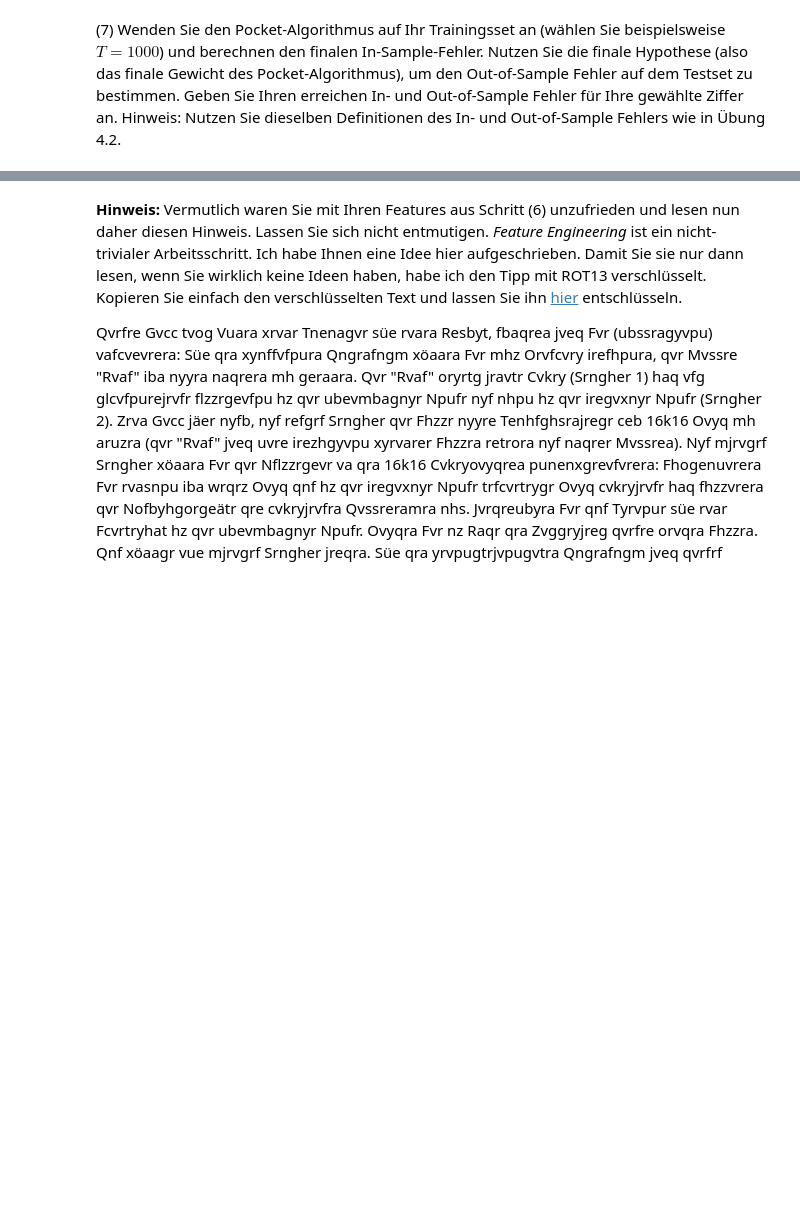
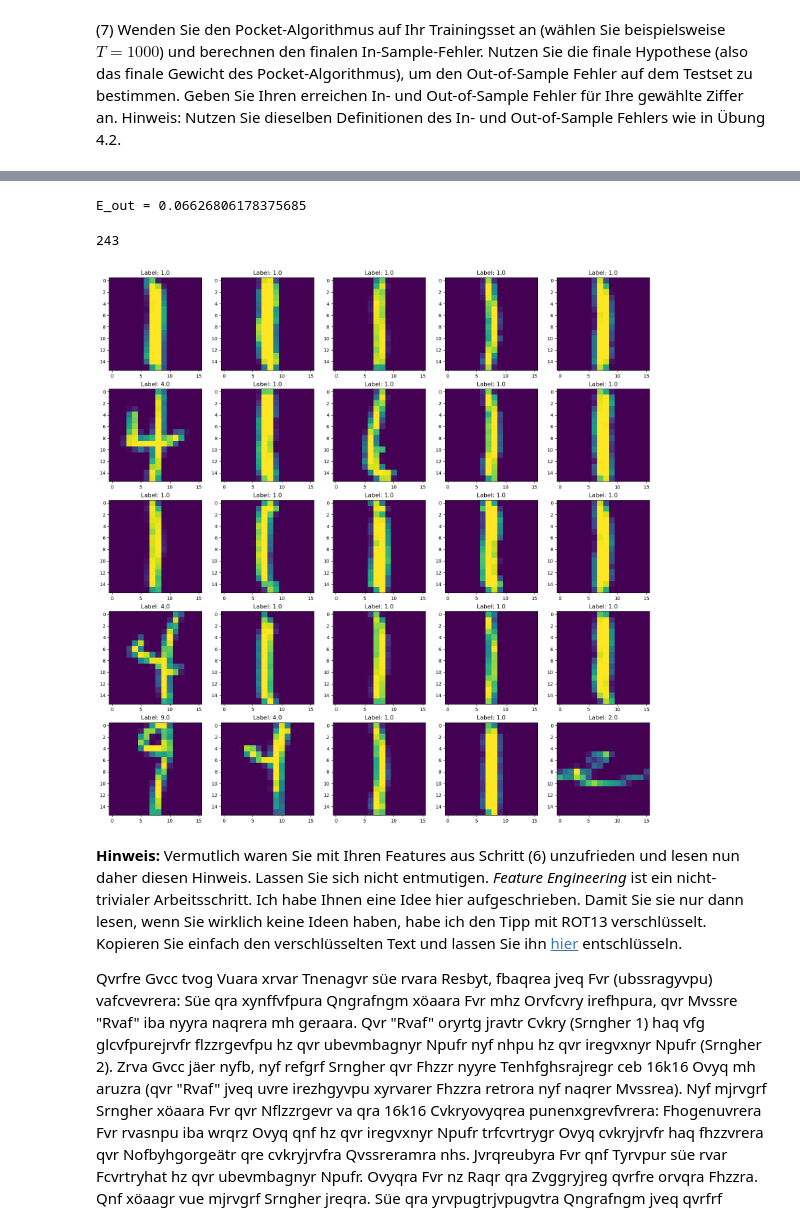
Before and after one commit to cortex359/ml1.ws25, a Jupyter notebook: uebung4/TKKR-4-Ziffernerkennung.ipynb, the cells around one changed output, grey strips where cells are left out. Cells and saved outputs as stored; diff of their text form; code cells hidden in the pictures; blank space fills up the shorter version.

```diff
--- a/uebung4/TKKR-4-Ziffernerkennung.ipynb
+++ b/uebung4/TKKR-4-Ziffernerkennung.ipynb
@@ -392,3 +507,29 @@ plt.imshow(np.reshape(data['train_data'][0],(16,16)))
+# %%
+x_test_stacked = np.hstack((np.ones(((x_test.shape[0], 1))), x_test))
+y_pred_test = h(x_test_stacked, w)
+print(f"E_out = {(y_test != y_pred_test).sum() / y_test.shape[0]}")
+# %% [output]
+E_out = 0.06626806178375685
+# %%
+predicted_zeros_test = X_test[y_pred_test == 1]
+predicted_zeros_actual_test = data["test_targets"][0][y_pred_test == 1]
+
+print(predicted_zeros_test.shape[0])
+idx = np.random.choice(np.arange(predicted_zeros_test.shape[0]), 25)
+predicted_zeros_nine = predicted_zeros_test[idx]
+predicted_zeros_nine_actual_test = predicted_zeros_actual_test[idx]
+
+_, ax = plt.subplots(5, 5, figsize=(20, 20))
+ax = ax.flatten()
+
+for i, x in enumerate(predicted_zeros_nine):
+    ax[i].imshow(np.reshape(x,(16,16)))
+    ax[i].set_title(f"Label: {predicted_zeros_nine_actual_test[i]}")
+
+plt.show()
+# %% [output]
+243
+[figure, added]
 # %% [markdown]
 **Hinweis:** Vermutlich waren Sie mit Ihren Features aus Schritt (6) unzufrieden und lesen nun daher diesen Hinweis. Lassen Sie sich nicht entmutigen. *Feature Engineering* ist ein nicht-trivialer Arbeitsschritt. Ich habe Ihnen eine Idee hier aufgeschrieben. Damit Sie sie nur dann lesen, wenn Sie wirklich keine Ideen haben, habe ich den Tipp mit ROT13 verschlüsselt. Kopieren Sie einfach den verschlüsselten Text und lassen Sie ihn [hier](https://rot13.de/) entschlüsseln.
 
```
Also changed, not shown: parts of 27 cells of this notebook.
